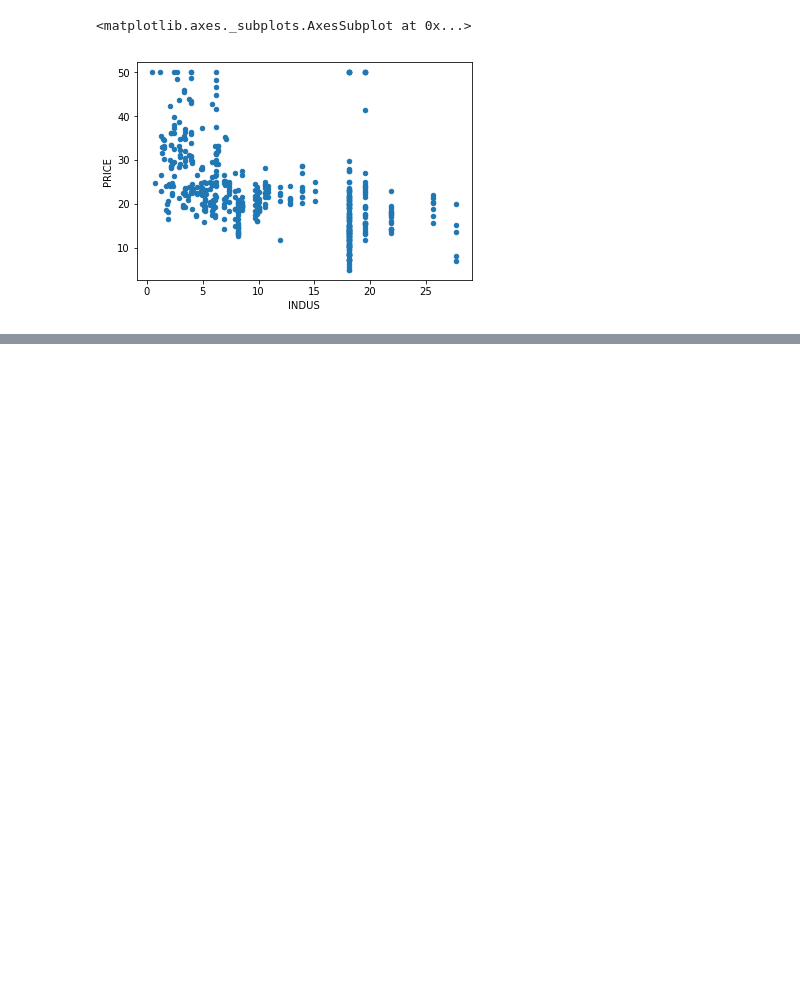
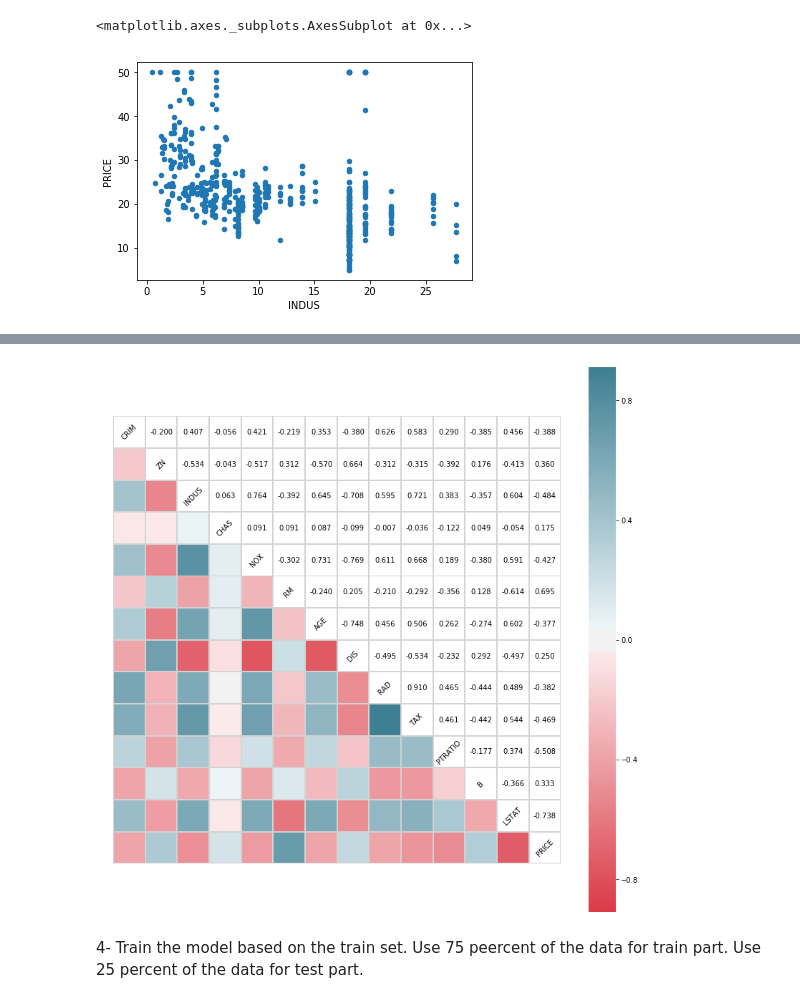
Before and after one commit to capt-alien/DS2.1-Machine-Learning, a Jupyter notebook: Bostin_houseing.ipynb, the cells around one changed output, grey strips where cells are left out. Drawn from its saved outputs; the diff is of its cells as text; code cells hidden in the pictures; blank space fills up the shorter version.

```diff
--- a/Bostin_houseing.ipynb
+++ b/Bostin_houseing.ipynb
@@ -107,0 +248,6 @@ bos.plot.scatter(x="INDUS", y="PRICE")
+# %%
+corrplot_(bos)
+# %% [output]
+[figure, added]
+# %% [markdown]
+4- Train the model based on the train set. Use 75 peercent of the data for train part. Use 25 percent of the data for test part.
```
Also changed, not shown: parts of 22 cells of this notebook.
